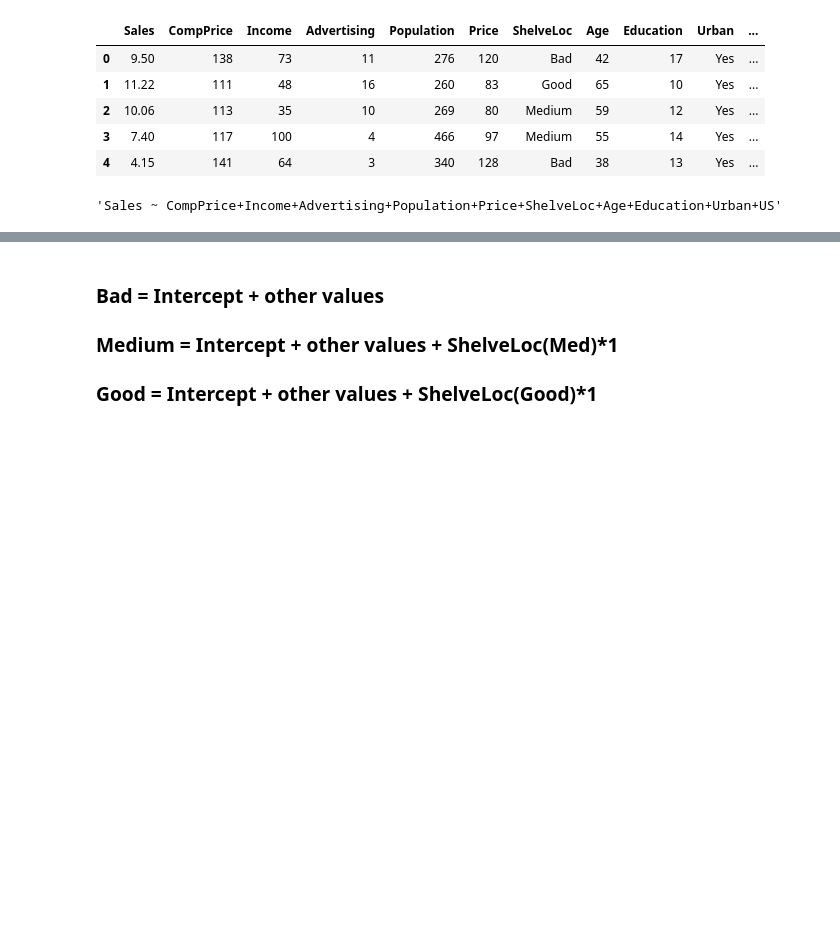
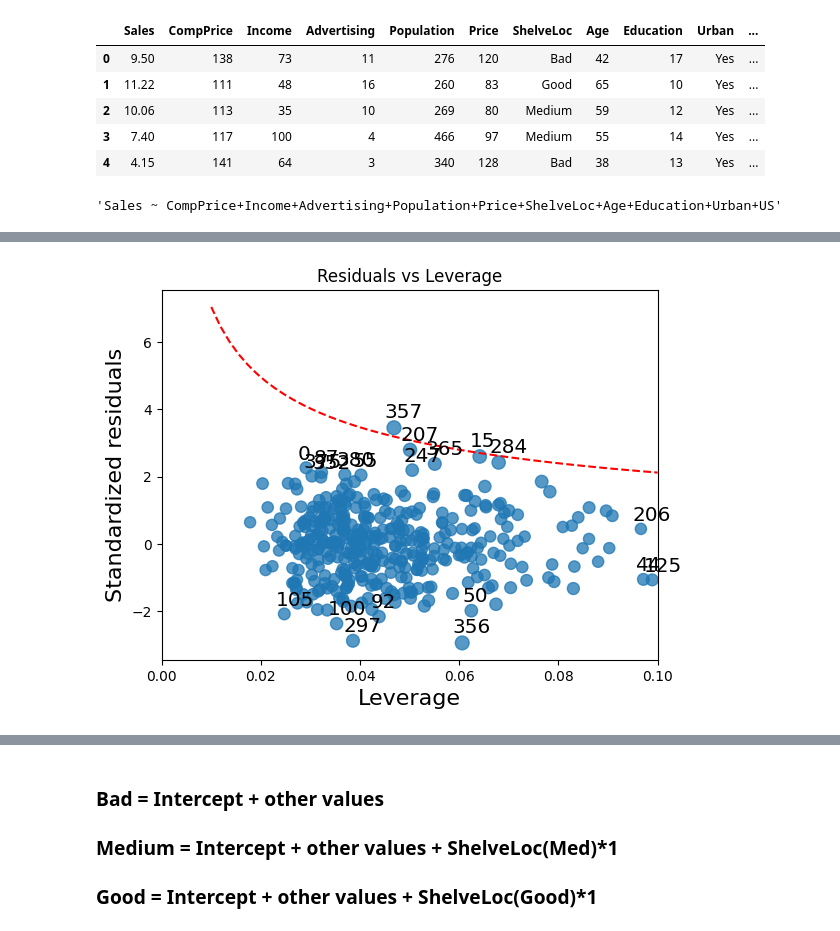
Before and after one commit to Pandatoey/LAB229351, a Jupyter notebook: สำเนาของ_229351_LAB07.ipynb, the cells around one changed output, grey strips where cells are left out. Saved outputs shown, nothing was run; the diff lists cells and outputs as text; code cells hidden in the pictures; blank space fills up the shorter version.

```diff
--- a/สำเนาของ_229351_LAB07.ipynb
+++ b/สำเนาของ_229351_LAB07.ipynb
@@ -411,0 +514,11 @@ all_predictors = '+'.join(carseats.columns.drop('Sales')) #ใช้สูตร
+# %%
+#Independence of errors
+carseats_lr2 = smf.ols('Sales ~ CompPrice + I(CompPrice**2) '
+           '+ Income + I(Income**2) '
+           '+ Advertising + I(Advertising**2) '
+           '+ Population + I(Population**2) '
+           '+ Price + I(Price**2) '
+           '+ Age + I(Age**2) '
+           '+ Education + I(Education**2) '
+           '+ ShelveLoc + Urban + US', data=carseats).fit()
+print(carseats_lr2.summary())
@@ -411,0 +556,17 @@ all_predictors = '+'.join(carseats.columns.drop('Sales')) #ใช้สูตร
+# %%
+#Outliers
+import statsmodels.graphics.api as smg
+
+smg.influence_plot(carseats_lr2, size=10)
+
+#Cook's distance line ที่ระดับ 0.5
+p = 1 # จำนวนตัวแปรต้น
+x = np.linspace(0.01, 0.1, 50)
+plt.plot(x, np.sqrt(0.5*p*(1 - x)/x), color='red', linestyle='dashed')
+
+plt.xlim(0,0.1)
+plt.xlabel('Leverage')
+plt.ylabel('Standardized residuals')
+plt.title('Residuals vs Leverage');
+# %% [output]
+[figure, added]
```
Also changed, not shown: parts of 18 cells of this notebook.
